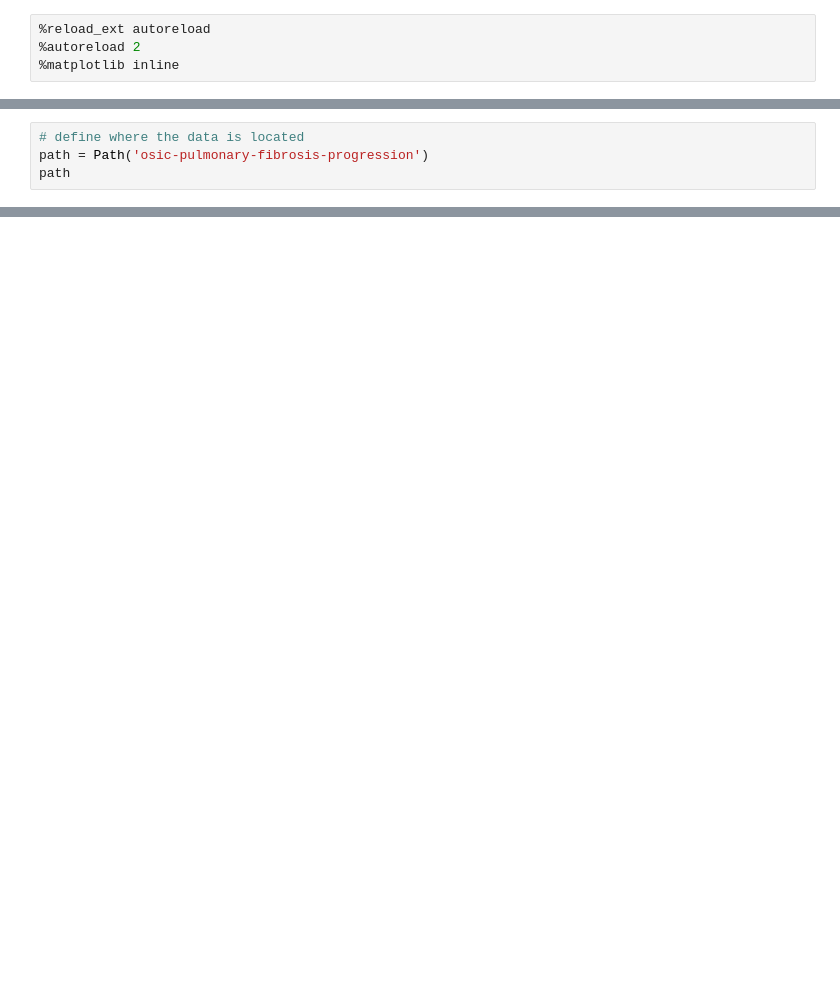
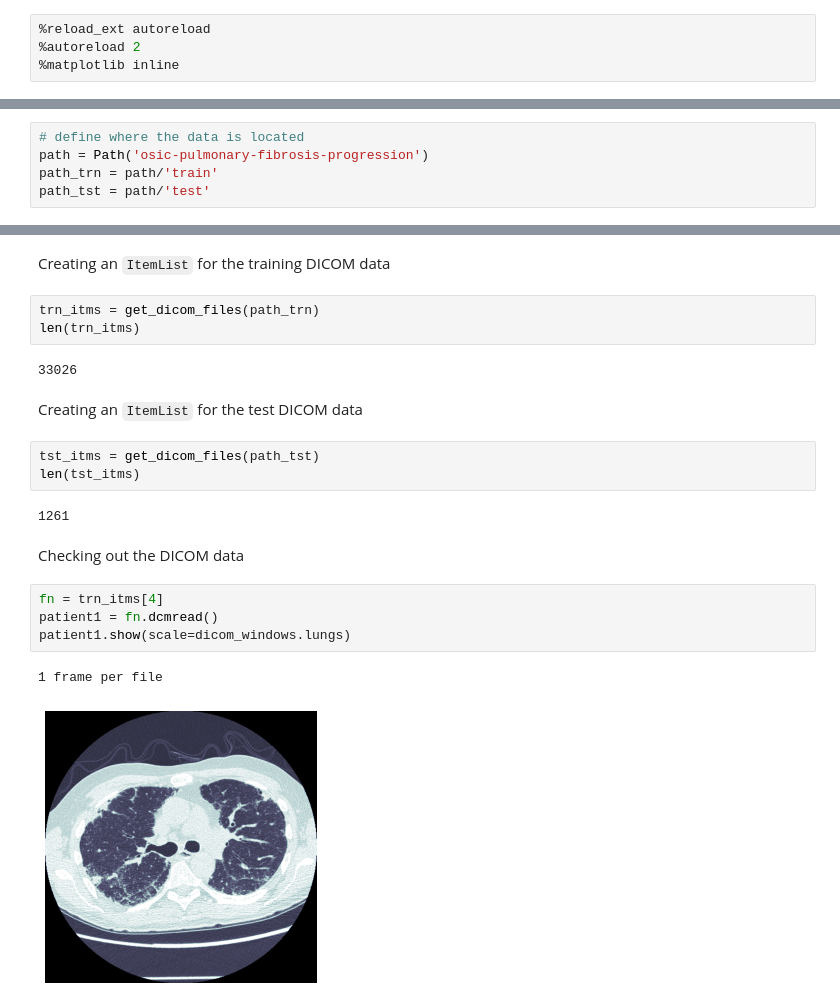
Before and after one commit to amalhot5/pulmonary-fibrosis-progression, a Jupyter notebook: model-building.ipynb, the cells around one changed output, grey strips where cells are left out. Saved outputs shown, nothing was run; the diff lists cells and outputs as text; blank space fills up the shorter version.

```diff
--- a/model-building.ipynb
+++ b/model-building.ipynb
@@ -14,4 +27,5 @@ from fastai.vision import *
 # %%
 # define where the data is located
 path = Path('osic-pulmonary-fibrosis-progression')
-path
+path_trn = path/'train'
+path_tst = path/'test'
@@ -39,0 +32,23 @@ df_test.head()
+# %% [markdown]
+Creating an `ItemList` for the training DICOM data
+# %%
+trn_itms = get_dicom_files(path_trn)
+len(trn_itms)
+# %% [output]
+33026
+# %% [markdown]
+Creating an `ItemList` for the test DICOM data
+# %%
+tst_itms = get_dicom_files(path_tst)
+len(tst_itms)
+# %% [output]
+1261
+# %% [markdown]
+Checking out the DICOM data
+# %%
+fn = trn_itms[4]
+patient1 = fn.dcmread()
+patient1.show(scale=dicom_windows.lungs)
+# %% [output]
+1 frame per file
+[figure, added]
```
Also changed, not shown: parts of 21 cells of this notebook, 1 other file.
